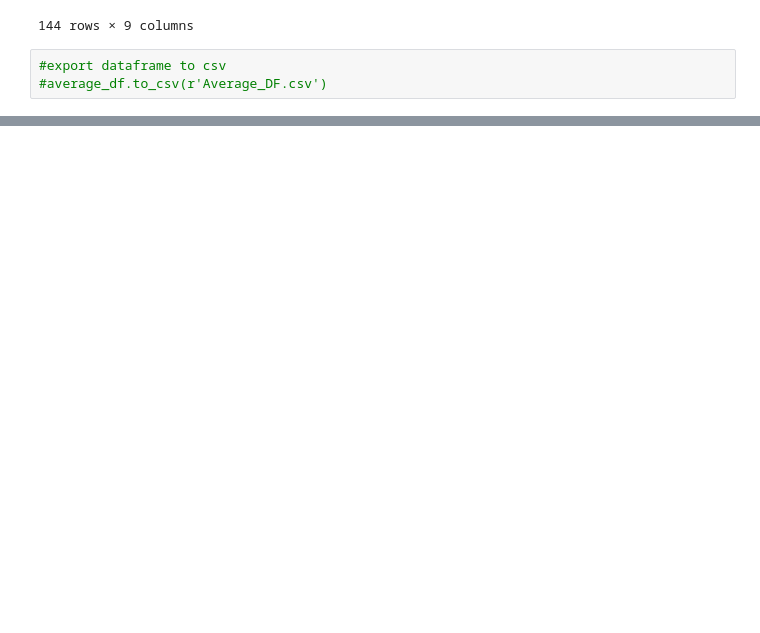
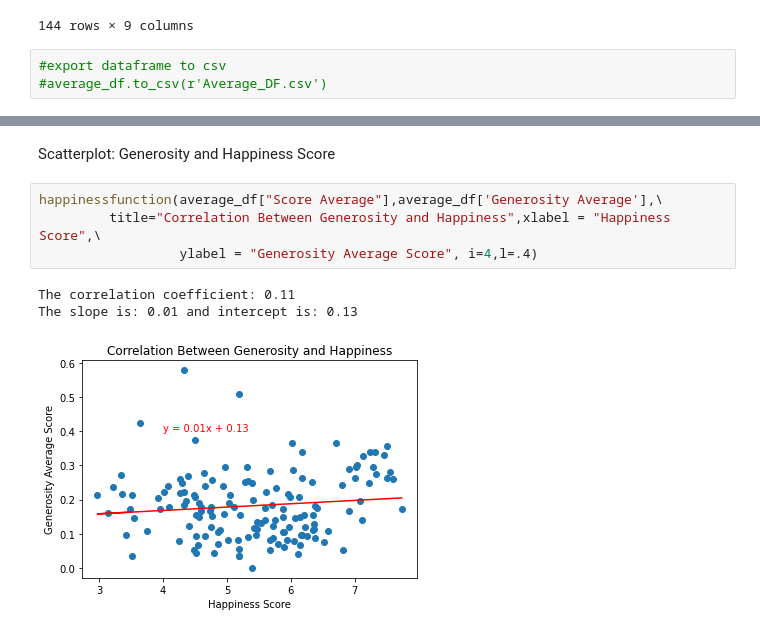
Before and after one commit to nbolt1989/Group_Project_1, a Jupyter notebook: Time for Happiness.ipynb, the cells around one changed output, grey strips where cells are left out. Drawn from its saved outputs; the diff is of its cells as text; blank space fills up the shorter version.

```diff
--- a/Time for Happiness.ipynb
+++ b/Time for Happiness.ipynb
@@ -280,0 +326,10 @@ top10
+# %% [markdown]
+Scatterplot: Generosity and Happiness Score
+# %%
+happinessfunction(average_df["Score Average"],average_df['Generosity Average'],\
+         title="Correlation Between Generosity and Happiness",xlabel = "Happiness Score",\
+                  ylabel = "Generosity Average Score", i=4,l=.4)
+# %% [output]
+The correlation coefficient: 0.11
+The slope is: 0.01 and intercept is: 0.13
+[figure, added]
```
Also changed, not shown: parts of 17 cells of this notebook.
